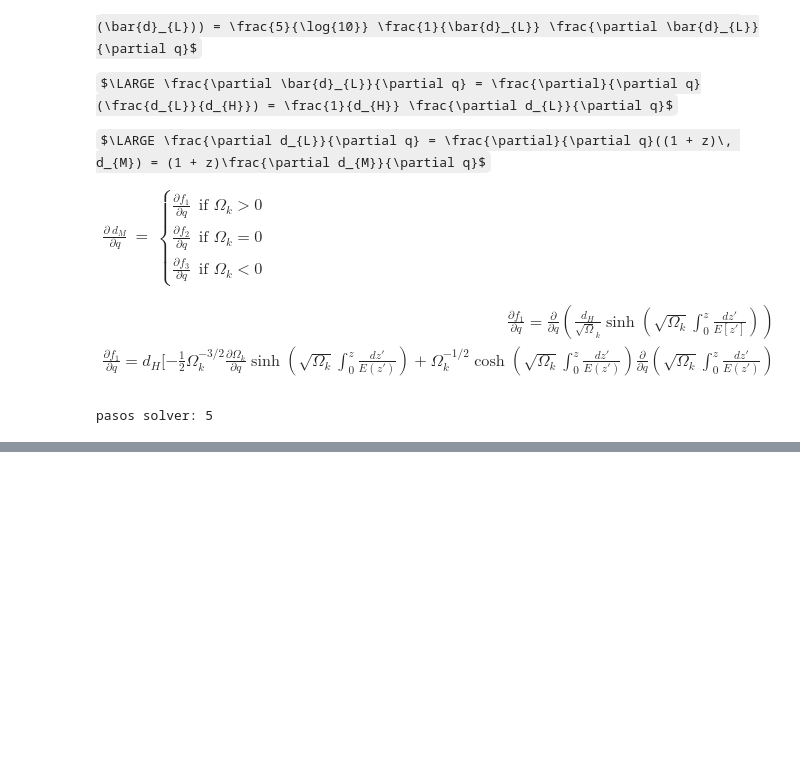
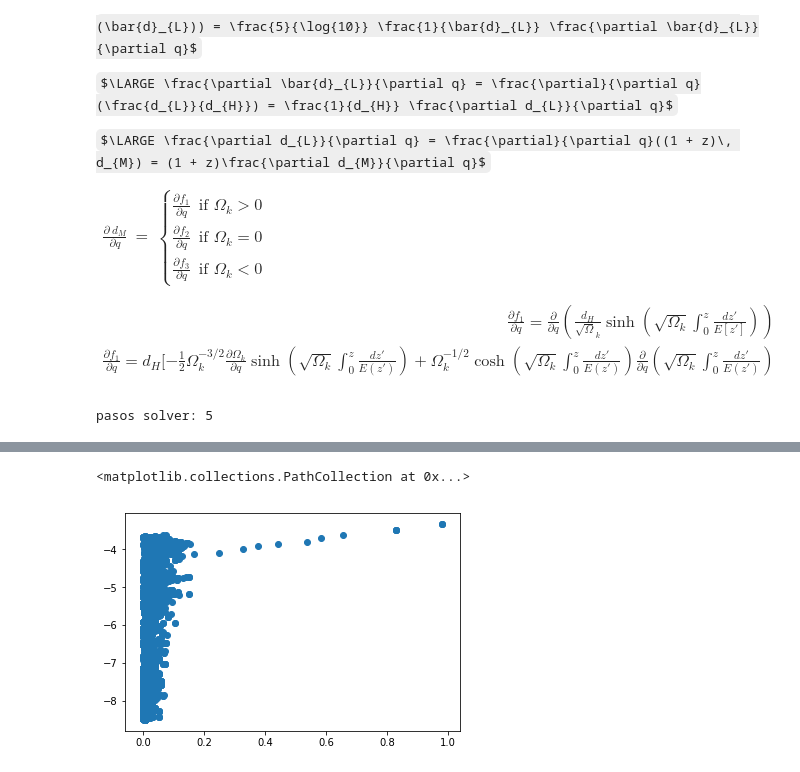
Before and after one commit to fluowhy/MCMC-methods, a Jupyter notebook: mcmc_hmc.ipynb, the cells around one changed output, grey strips where cells are left out. Cells and saved outputs as stored; diff of their text form; code cells hidden in the pictures; some formulas as TeX source; blank space fills up the shorter version.

```diff
--- a/mcmc_hmc.ipynb
+++ b/mcmc_hmc.ipynb
@@ -364,0 +414,5 @@ g.triangle_plot([samples], filled=True)
+# %%
+plt.scatter(R[0]['om'], R[0]['w'])
+# %% [output]
+<matplotlib.collections.PathCollection at 0x...>
+[figure, added]
```
Also changed, not shown: parts of 17 cells of this notebook.
